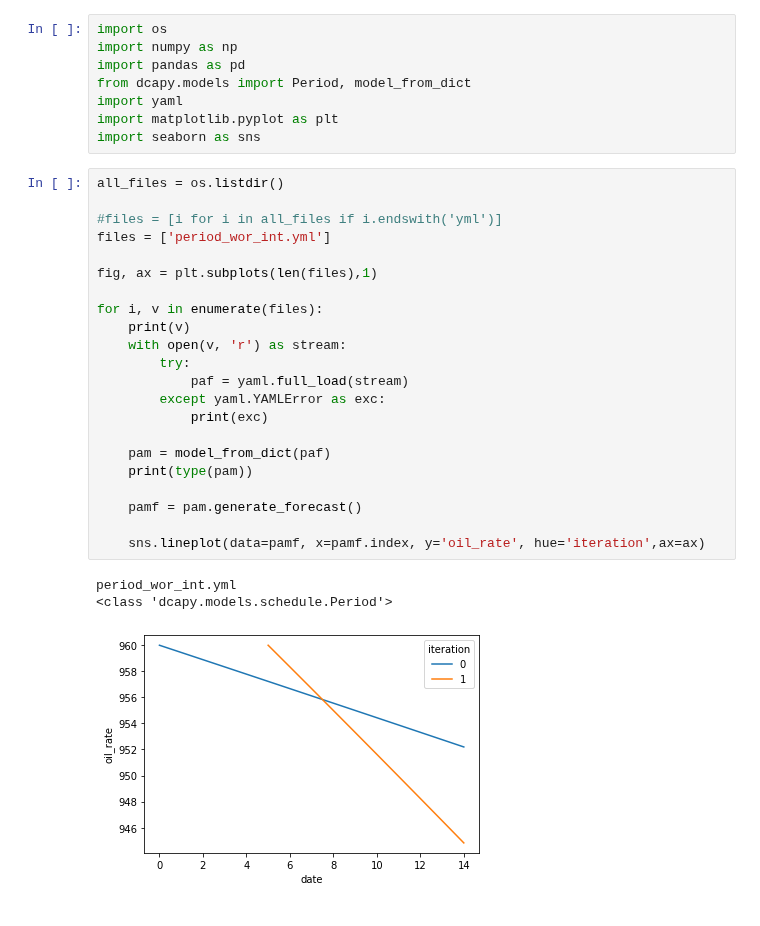
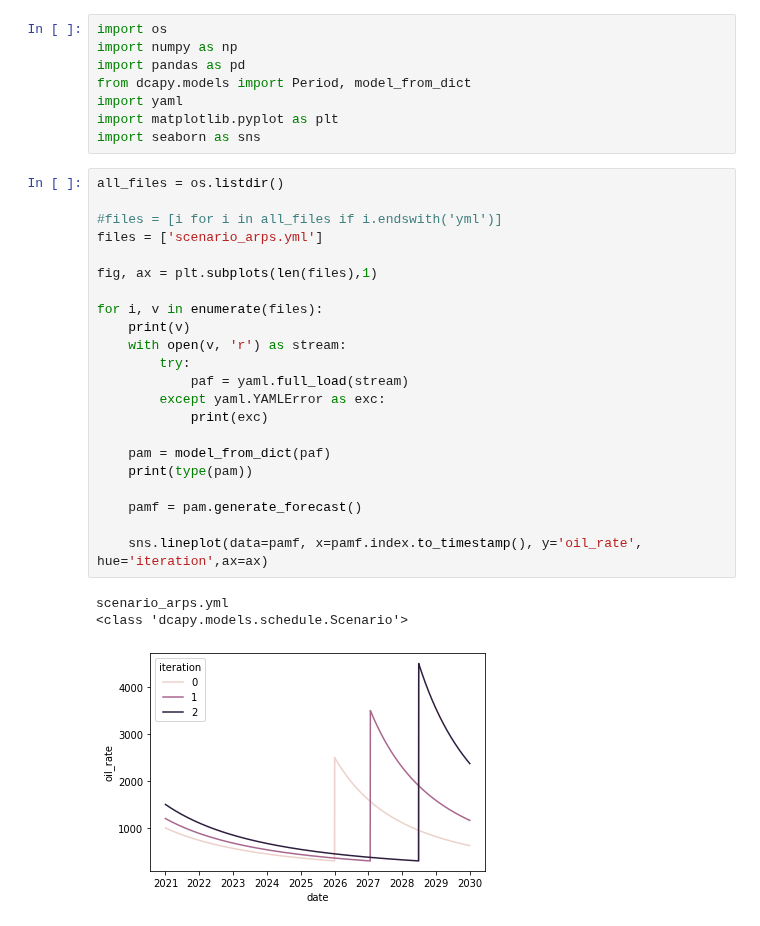
Before and after one commit to scuervo91/dcapy, a Jupyter notebook: examples/3-yaml/yml_files.ipynb, the cells around one changed output. Cells and saved outputs as stored; diff of their text form.

```diff
--- a/examples/3-yaml/yml_files.ipynb
+++ b/examples/3-yaml/yml_files.ipynb
@@ -9,26 +9,26 @@ import seaborn as sns
 # %%
 all_files = os.listdir()
 
 #files = [i for i in all_files if i.endswith('yml')]
-files = ['period_wor_int.yml']
+files = ['scenario_arps.yml']
 
 fig, ax = plt.subplots(len(files),1)
 
 for i, v in enumerate(files):
     print(v)
     with open(v, 'r') as stream:
         try:
             paf = yaml.full_load(stream)
         except yaml.YAMLError as exc:
             print(exc)
 
     pam = model_from_dict(paf)
     print(type(pam))
 
     pamf = pam.generate_forecast()
 
-    sns.lineplot(data=pamf, x=pamf.index, y='oil_rate', hue='iteration',ax=ax)
+    sns.lineplot(data=pamf, x=pamf.index.to_timestamp(), y='oil_rate', hue='iteration',ax=ax)
 # %% [output]
-period_wor_int.yml
-<class 'dcapy.models.schedule.Period'>
+scenario_arps.yml
+<class 'dcapy.models.schedule.Scenario'>
-[figure, old version]
+[figure, new version]
```
Also changed, not shown: parts of 2 cells of this notebook, 4 other files.
